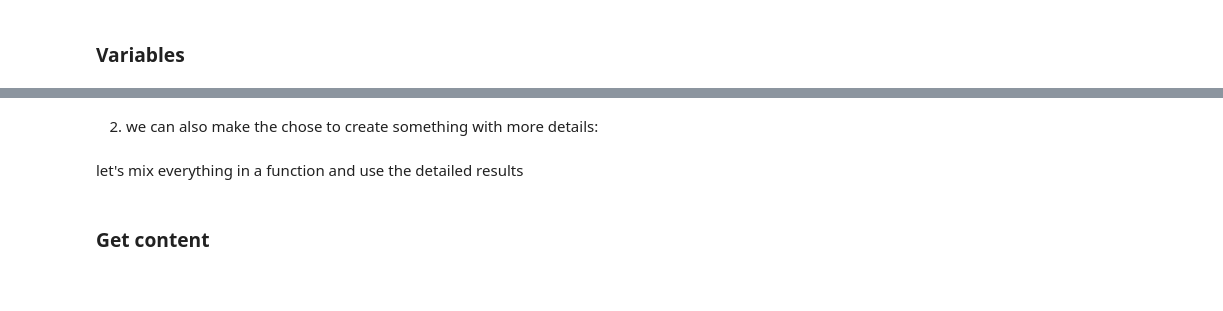
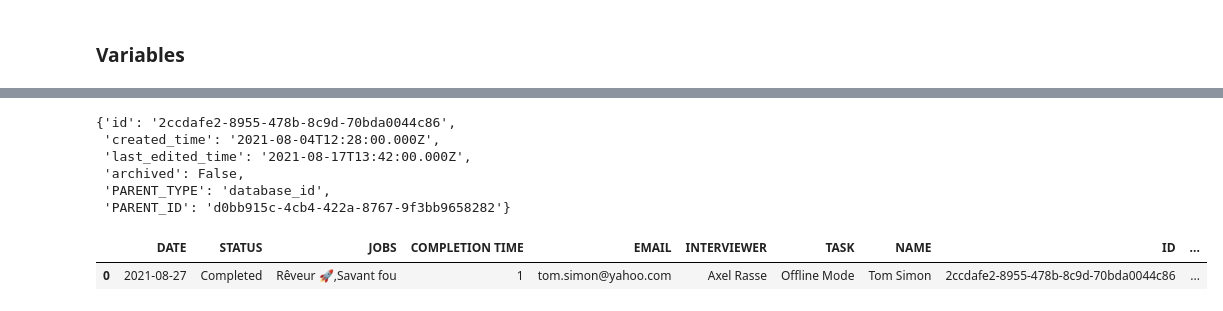
Before and after one commit to jupyter-naas/awesome-notebooks, a Jupyter notebook: Notion/Notion_Get_page.ipynb, the cells around one changed output, grey strips where cells are left out. Cells and saved outputs as stored; diff of their text form; code cells hidden in the pictures; blank space fills up the shorter version.

```diff
--- a/Notion/Notion_Get_page.ipynb
+++ b/Notion/Notion_Get_page.ipynb
@@ -48,5 +48,6 @@ I generate 2 kind of fct to get the page properties:
 # %%
-def get_raw_properties(token_api, page_url):
+# make a request to Notion API and receive a Python dictionary
+def fetch_raw_properties(token_api, page_url):
     page_id = get_id_from_url(page_url)
     url = f'https://api.notion.com/v1/pages/{page_id}'
     headers = create_headers(token_api, _VERSION)
@@ -57,5 +58,5 @@ def get_raw_properties(token_api, page_url):
         return e
     return res.json()
 
-page = get_raw_properties(TOKEN_API, PAGE_URL)
+page = fetch_raw_properties(TOKEN_API, PAGE_URL)
 pprint(page)
@@ -98,3 +117,9 @@ def extract_data(element):
             return informations
     else:
         return ''
+
+
+def extract_properties(dictionary):
+    return {key: extract_data(elm) for key,elm in dictionary['properties'].items()}
+
+extract_properties(page)
@@ -103 +135,19 @@ def extract_data(element):
+# %%
+def clean_meta_data(dictionary):
+    meta_data = dictionary.copy()
+    meta_data['PARENT_TYPE'] = meta_data['parent']['type']
+    meta_data['PARENT_ID'] = meta_data['parent'][meta_data['PARENT_TYPE']]
+    useless_meta = ['url', 'object', 'parent', 'properties']
+    [meta_data.pop(useless) for useless in useless_meta]
+
+    return meta_data
+
+clean_meta_data(page)
+# %% [output]
+{'id': '2ccdafe2-8955-478b-8c9d-70bda0044c86',
+ 'created_time': '2021-08-04T12:28:00.000Z',
+ 'last_edited_time': '2021-08-17T13:42:00.000Z',
+ 'archived': False,
+ 'PARENT_TYPE': 'database_id',
+ 'PARENT_ID': 'd0bb915c-4cb4-422a-8767-9f3bb9658282'}
 # %%
@@ -109,2 +155,0 @@ create_simple_result(page)
-# %% [markdown]
-2. we can also make the chose to create something with more details:
@@ -121,10 +156,14 @@ pprint(detailed_result)
-# %% [markdown]
-let's mix everything in a function and use the detailed results
 # %%
 def get_page_properties(token_api, page_url):
-    page = get_raw_properties(token_api, page_url)
-    return create_detailed_result(page)
+    raw_data = fetch_raw_properties(token_api, page_url)
+    properties = extract_properties(raw_data)
+    meta_data = clean_meta_data(raw_data)
+
+    properties.update(meta_data)
+    properties = convert_keys_to_upper(properties)
+    return pd.DataFrame([properties])
 
 get_page_properties(TOKEN_API, PAGE_URL)
+# %% [output]
+|  | DATE | STATUS | JOBS | COMPLETION TIME | EMAIL | INTERVIEWER | TASK | NAME | ID | ... |
+| 0 | 2021-08-27 | Completed | Rêveur 🚀,Savant fou | 1 | tom.simon@yahoo.com | Axel Rasse | Offline Mode | Tom Simon | 2ccdafe2-8955-478b-8c9d-70bda0044c86 | ... |
-# %% [markdown]
-### Get content
```
Also changed, not shown: parts of 22 cells of this notebook.
